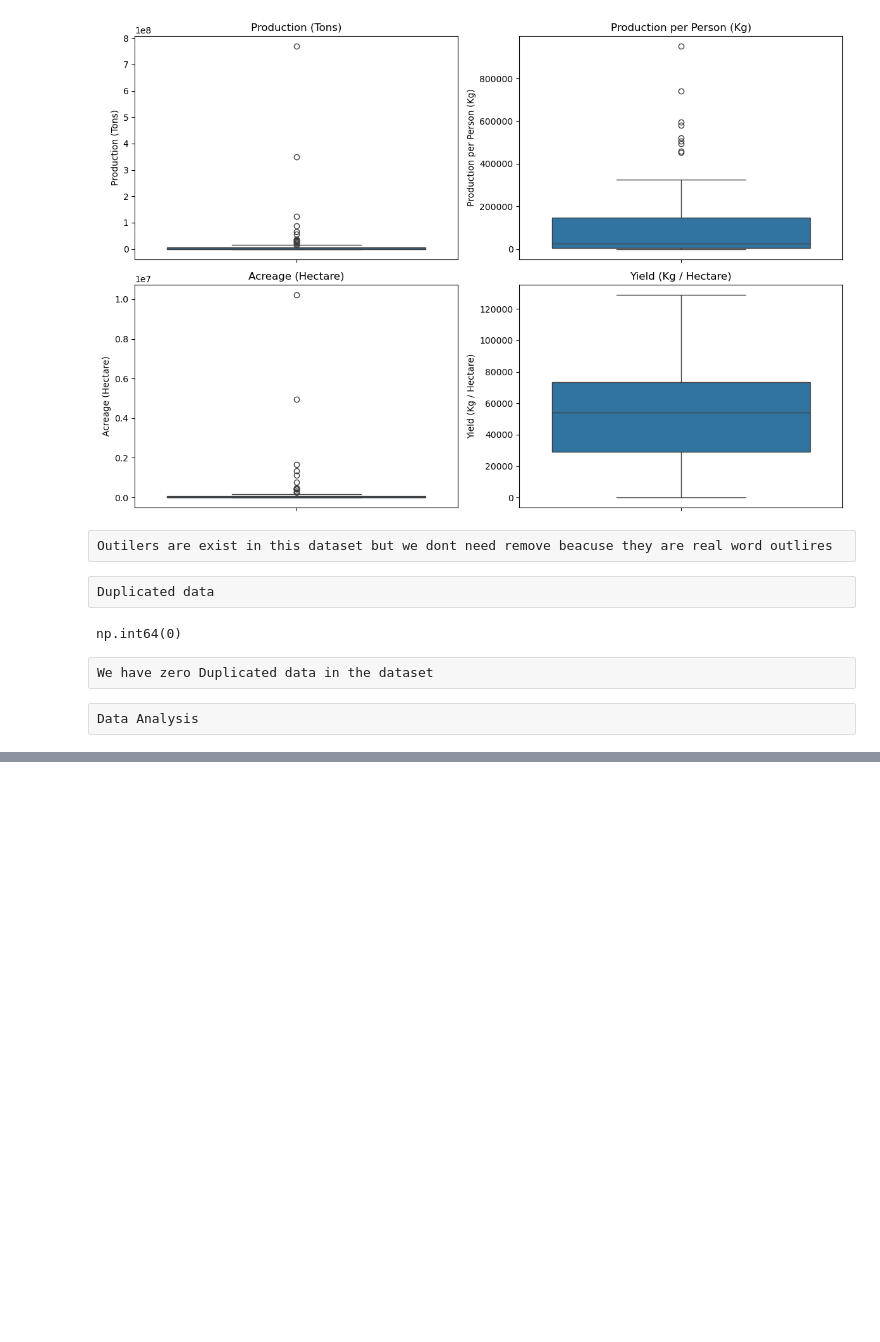
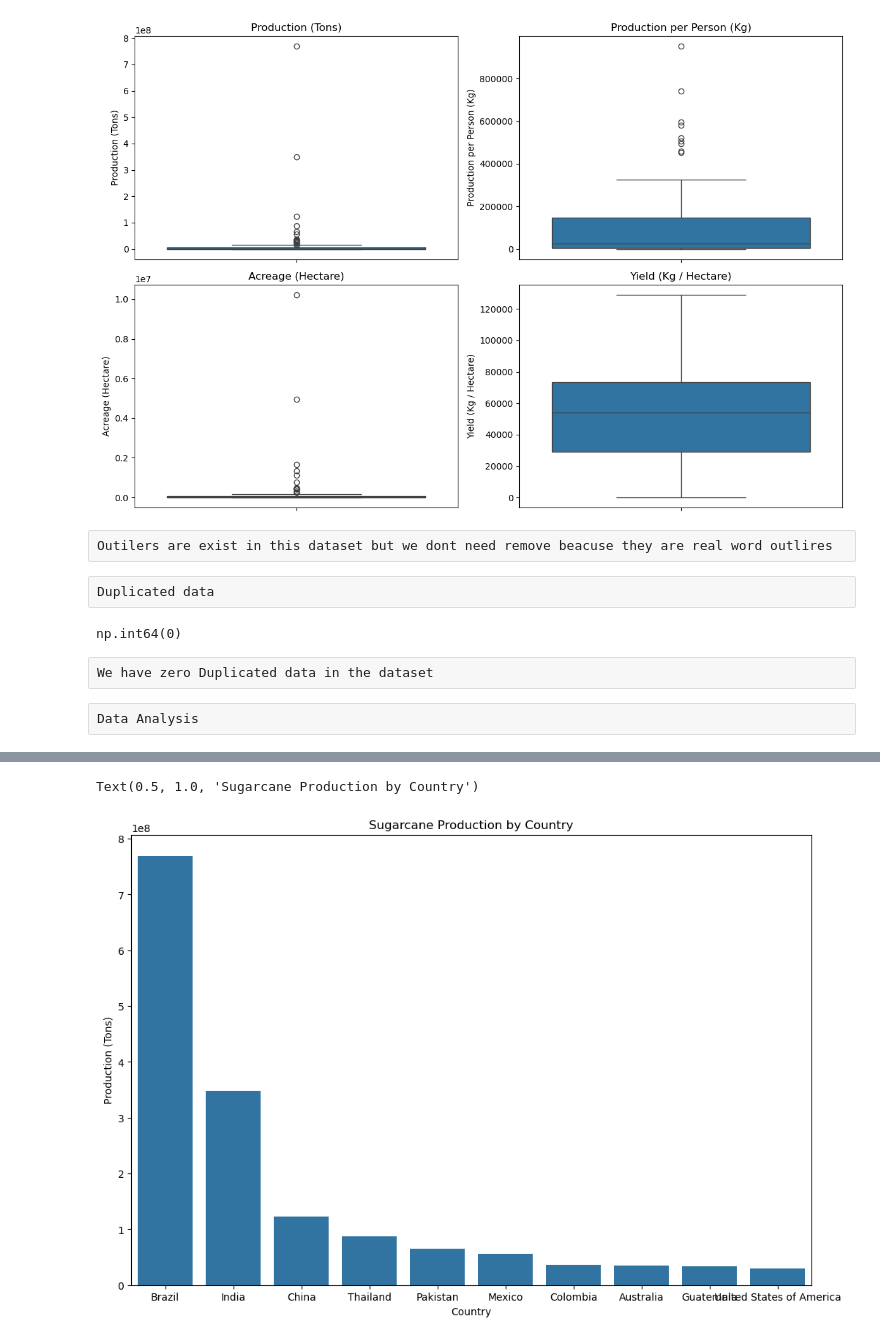
Before and after one commit to vinayakmishra4/Project-Sugarcane-Production, a Jupyter notebook: Sugarcaneproductoion.ipynb, the cells around one changed output, grey strips where cells are left out. Cells and saved outputs as stored; diff of their text form; code cells hidden in the pictures; blank space fills up the shorter version.

```diff
--- a/Sugarcaneproductoion.ipynb
+++ b/Sugarcaneproductoion.ipynb
@@ -152,0 +181,9 @@ Data Analysis
+# %%
+pt.figure(figsize=(12,8))
+sns.barplot(x='Country', y='Production (Tons)', data=df.sort_values(by='Production (Tons)', ascending=False).head(10))
+pt.xlabel('Country')
+pt.ylabel('Production (Tons)')
+pt.title('Sugarcane Production by Country')
+# %% [output]
+Text(0.5, 1.0, 'Sugarcane Production by Country')
+[figure, added]
```
Also changed, not shown: parts of 12 cells of this notebook.
